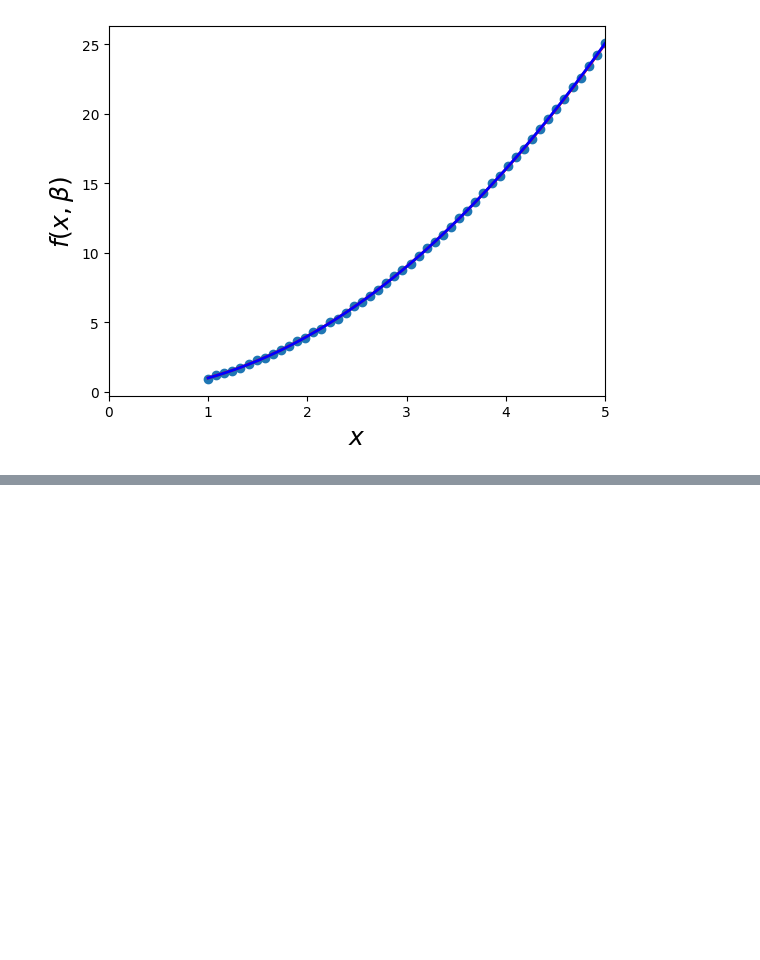
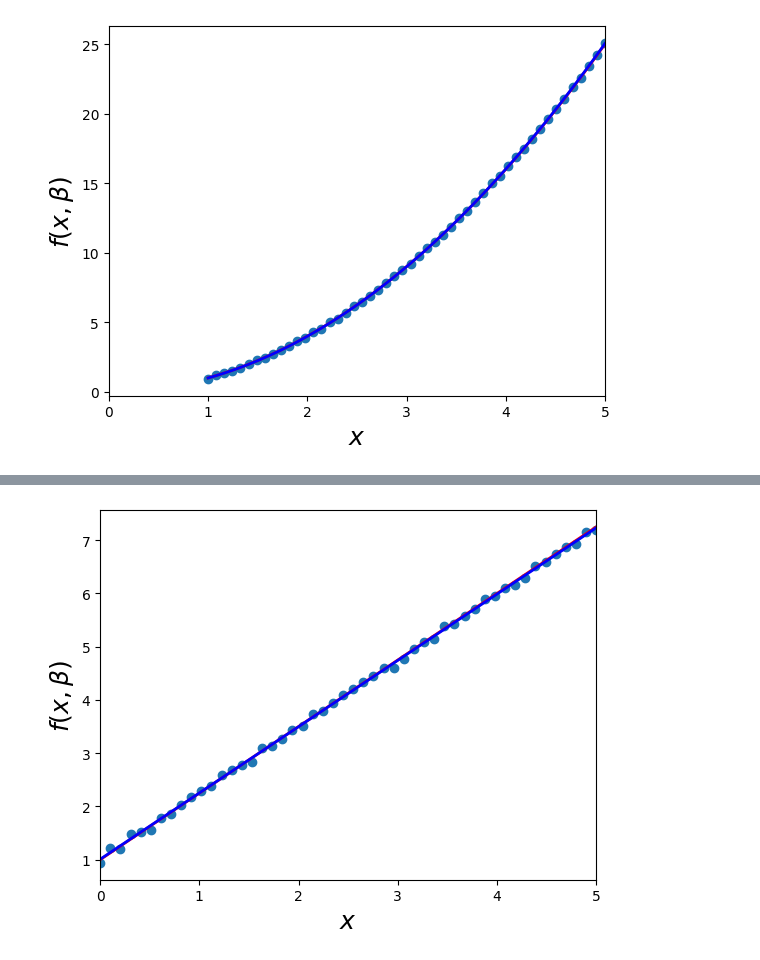
Before and after one commit to ivalukyan/workbook-ml, a Jupyter notebook: src/Workbook4_Lukyanov_I.ipynb, the cells around one changed output, grey strips where cells are left out. Drawn from its saved outputs; the diff is of its cells as text; code cells hidden in the pictures; blank space fills up the shorter version.

```diff
--- a/src/Workbook4_Lukyanov_I.ipynb
+++ b/src/Workbook4_Lukyanov_I.ipynb
@@ -279,0 +284,90 @@ plt.show()
+# %%
+import numpy as np
+import scipy as sp
+import matplotlib.pyplot as plt
+
+# Задание 1
+beta = (1, 1.25)
+def f(x: float, b0: float, b1: float) -> float:
+    return b0 + b1 * x
+
+xdata = np.linspace(0, 5, 50)
+y = f(xdata, *beta)
+
+ydata = y + 0.05 * np.random.randn(len(xdata))
+beta_opt, beta_cov = sp.optimize.curve_fit(f, xdata, ydata)
+
+print(beta_opt)
+lin_dev = sum(beta_cov[0])
+print(lin_dev)
+
+residuals = ydata - f(xdata, *beta_opt)
+fres = sum(residuals**2)
+print(fres)
+
+fig,ax = plt.subplots()
+ax.scatter(xdata, ydata)
+ax.plot(xdata, y, 'r', lw=2)
+ax.plot(xdata, f(xdata, *beta_opt), 'b', lw=2)
+ax.set_xlim(0, 5)
+ax.set_xlabel(r"$x$", fontsize=18)
+ax.set_ylabel(r"$f(x, \beta)$", fontsize=18)
+plt.show()
+
+# Задание 2
+beta = (1.6, 5.5)
+def f(x: float, b0: float, b1: float) -> float:
+    return b0 + b1 * np.log(x)
+
+xdata = np.linspace(1, 5, 50)
+y = f(xdata, *beta)
+ydata = y + 0.05 * np.random.randn(len(xdata))
+beta_opt, beta_cov = sp.optimize.curve_fit(f, xdata, ydata)
+print(beta_opt)
+
+lin_dev = sum(beta_cov[0])
+print(lin_dev)
+
+residuals = ydata - f(xdata, *beta_opt)
+fres = sum(residuals**2)
+print(fres)
+
+residuals = ydata - f(xdata, *beta_opt)
+fres = sum(residuals**2)
+print(fres)
+
+fig, ax = plt.subplots()
+ax.scatter(xdata, ydata)
+ax.plot(xdata, y, 'r', lw=2)
+ax.plot(xdata, f(xdata, *beta_opt), 'b', lw=2)
+ax.set_xlim(0, 5)
+ax.set_xlabel(r"$x$", fontsize=18)
+ax.set_ylabel(r"$f(x, \beta)$", fontsize=18)
+plt.show()
+
+# Задание 3
+beta = (2.5, 4.5)
+def f(x: float, b0: float, b1: float) -> float:
+    return b0 * x ** b1
+
+xdata = np.linspace(1, 5, 50)
+y = f(xdata, *beta)
+ydata = y + 0.05 * np.random.randn(len(xdata))
+beta_opt, beta_cov = sp.optimize.curve_fit(f, xdata, ydata)
+print(beta_opt)
+lin_dev = sum(beta_cov[0])
+print(lin_dev)
+
+residuals = ydata - f(xdata, *beta_opt)
+fres = sum(residuals**2)
+print(fres)
+
+fig, ax = plt.subplots()
+ax.scatter(xdata, ydata)
+ax.plot(xdata, y, 'r', lw=2)
+ax.plot(xdata, f(xdata, *beta_opt), 'b', lw=2)
+ax.set_xlim(0, 5)
+ax.set_xlabel(r"$x$", fontsize=18)
+ax.set_ylabel(r"$f(x, \beta)$", fontsize=18)
+plt.show()
+# %% [output]
@@ -279,0 +377 @@ plt.show()
+[figure, added]
```
Also changed, not shown: parts of 2 cells of this notebook.
